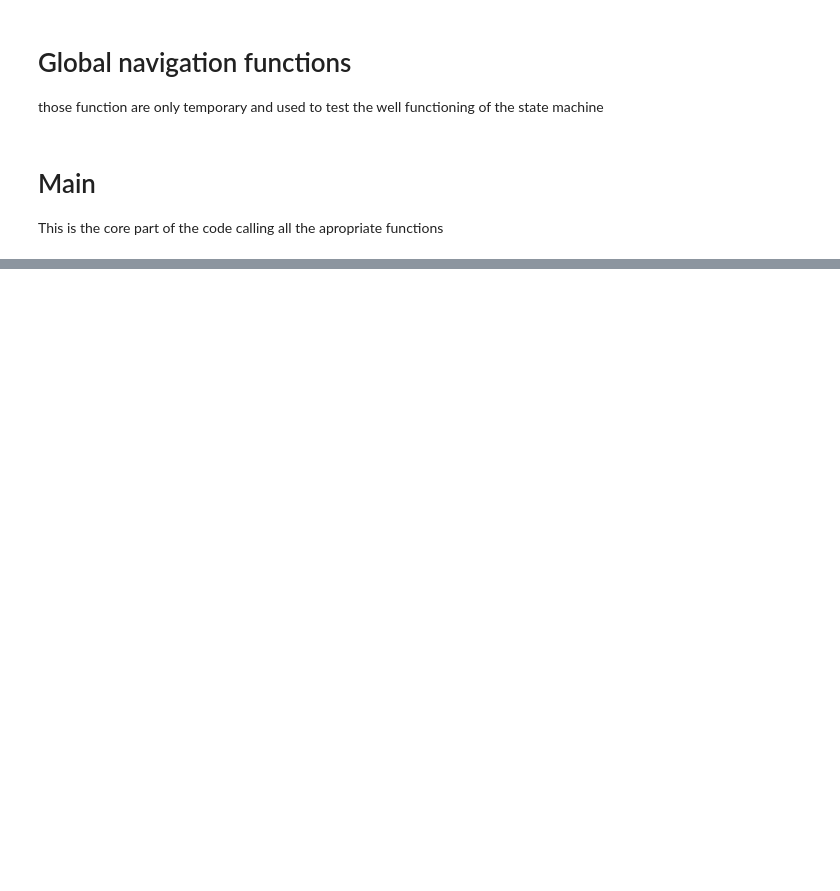
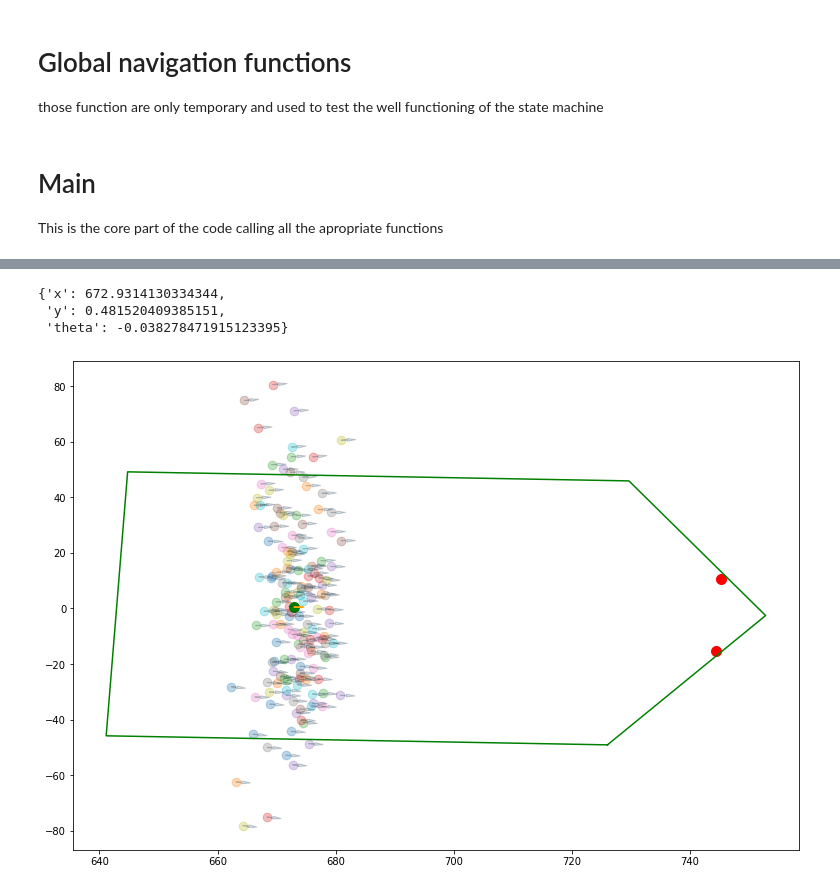
Before and after one commit to vphilippoz/MobileRobotics, a Jupyter notebook: main_state_machine.ipynb, the cells around one changed output, grey strips where cells are left out. Saved outputs shown, nothing was run; the diff lists cells and outputs as text; code cells hidden in the pictures; blank space fills up the shorter version.

```diff
--- a/main_state_machine.ipynb
+++ b/main_state_machine.ipynb
@@ -305,0 +458,8 @@ motor_right_target = 0
+# %%
+pose.plot()
+pose.get_coords()
+# %% [output]
+{'x': 672.9314130334344,
+ 'y': 0.481520409385151,
+ 'theta': -0.038278471915123395}
+[figure, added]
```
Also changed, not shown: parts of 11 cells of this notebook.
